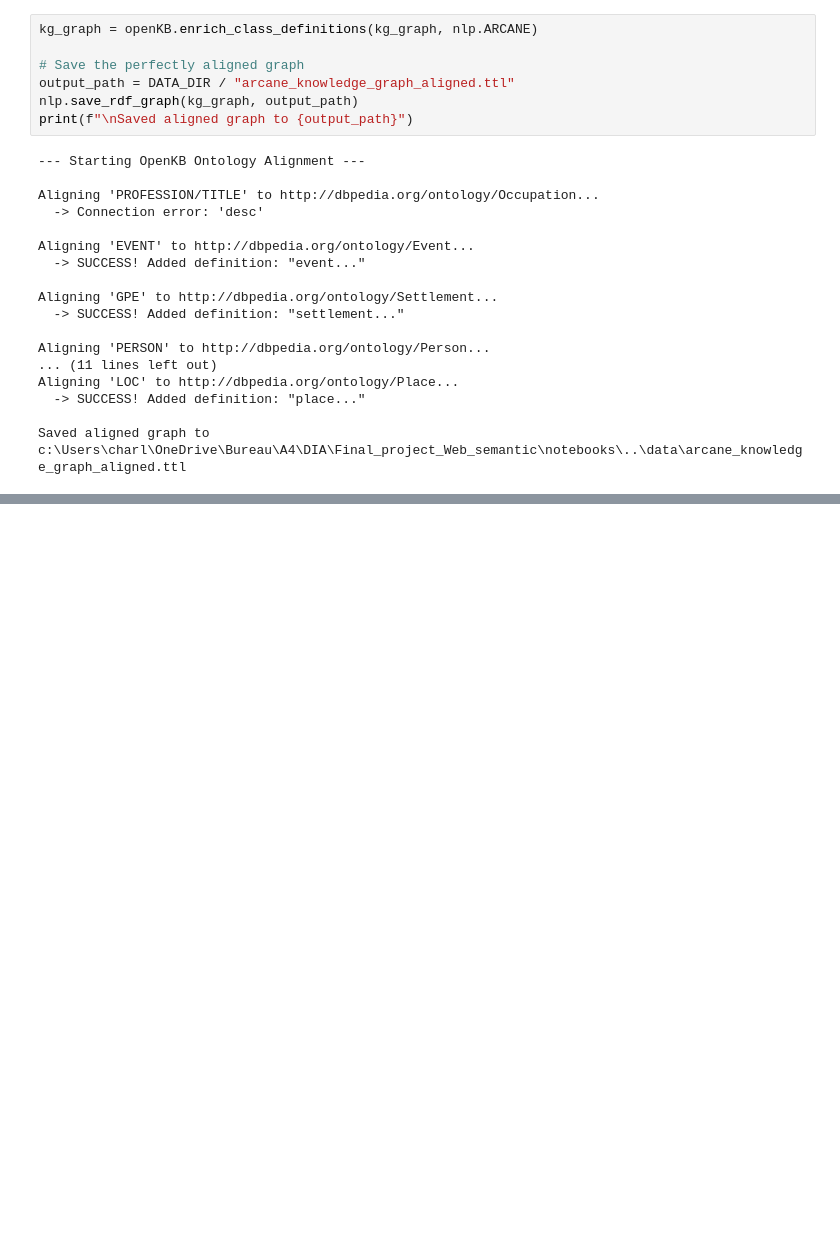
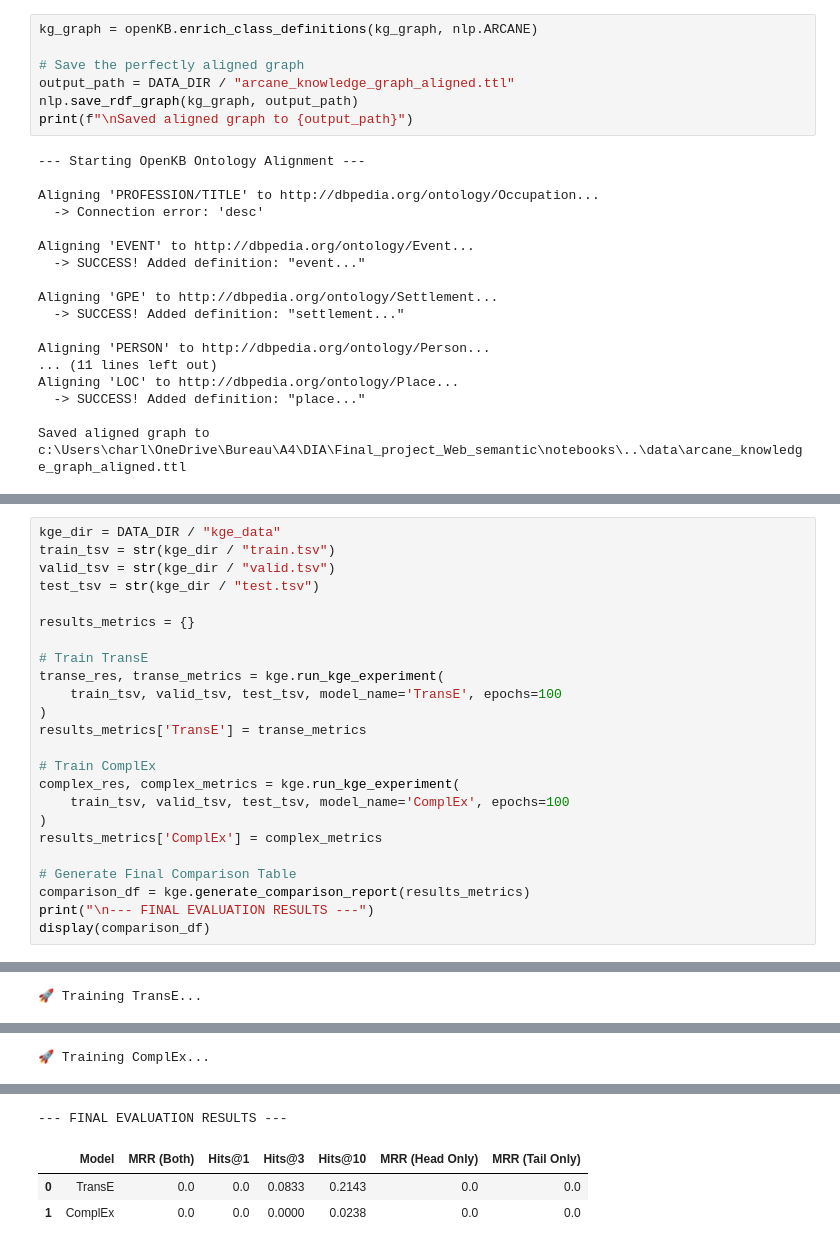
Before and after one commit to Aureleee/Final_project_Web_semantic, a Jupyter notebook: notebooks/main.ipynb, the cells around one changed output, grey strips where cells are left out. Drawn from its saved outputs; the diff is of its cells as text; blank space fills up the shorter version.

Commit message:
KGE completed with dismal results

```diff
--- a/notebooks/main.ipynb
+++ b/notebooks/main.ipynb
@@ -214,0 +241,25 @@ Saved aligned graph to c:\Users\charl\OneDrive\Bureau\A4\DIA\Final_project_Web_s
+# %%
+kge_dir = DATA_DIR / "kge_data"
+train_tsv = str(kge_dir / "train.tsv")
+valid_tsv = str(kge_dir / "valid.tsv")
+test_tsv = str(kge_dir / "test.tsv")
+
+results_metrics = {}
+
+# Train TransE
+transe_res, transe_metrics = kge.run_kge_experiment(
+    train_tsv, valid_tsv, test_tsv, model_name='TransE', epochs=100
+)
+results_metrics['TransE'] = transe_metrics
+
+# Train ComplEx
+complex_res, complex_metrics = kge.run_kge_experiment(
+    train_tsv, valid_tsv, test_tsv, model_name='ComplEx', epochs=100
+)
+results_metrics['ComplEx'] = complex_metrics
+
+# Generate Final Comparison Table
+comparison_df = kge.generate_comparison_report(results_metrics)
+print("\n--- FINAL EVALUATION RESULTS ---")
+display(comparison_df)
+# %% [output]
@@ -214,0 +273 @@ Saved aligned graph to c:\Users\charl\OneDrive\Bureau\A4\DIA\Final_project_Web_s
+🚀 Training TransE...
@@ -214,0 +289 @@ Saved aligned graph to c:\Users\charl\OneDrive\Bureau\A4\DIA\Final_project_Web_s
+🚀 Training ComplEx...
@@ -214,0 +294,4 @@ Saved aligned graph to c:\Users\charl\OneDrive\Bureau\A4\DIA\Final_project_Web_s
+--- FINAL EVALUATION RESULTS ---
+|  | Model | MRR (Both) | Hits@1 | Hits@3 | Hits@10 | MRR (Head Only) | MRR (Tail Only) |
+| 0 | TransE | 0.0 | 0.0 | 0.0833 | 0.2143 | 0.0 | 0.0 |
+| 1 | ComplEx | 0.0 | 0.0 | 0.0000 | 0.0238 | 0.0 | 0.0 |
```
Also changed, not shown: parts of 3 cells of this notebook, 3 other files.
